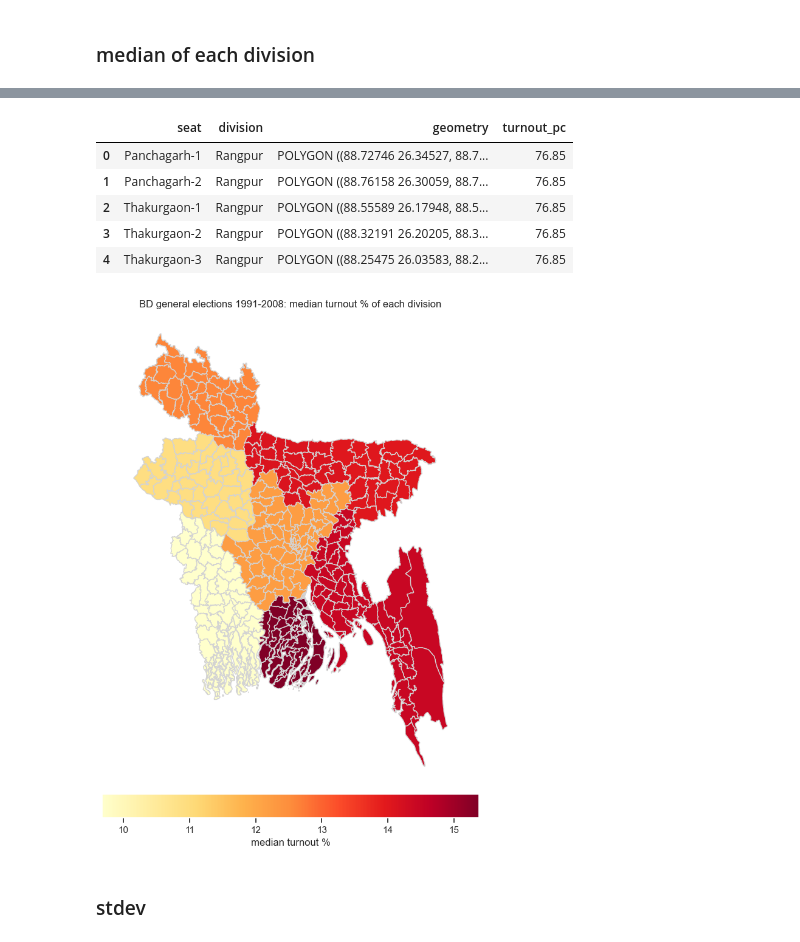
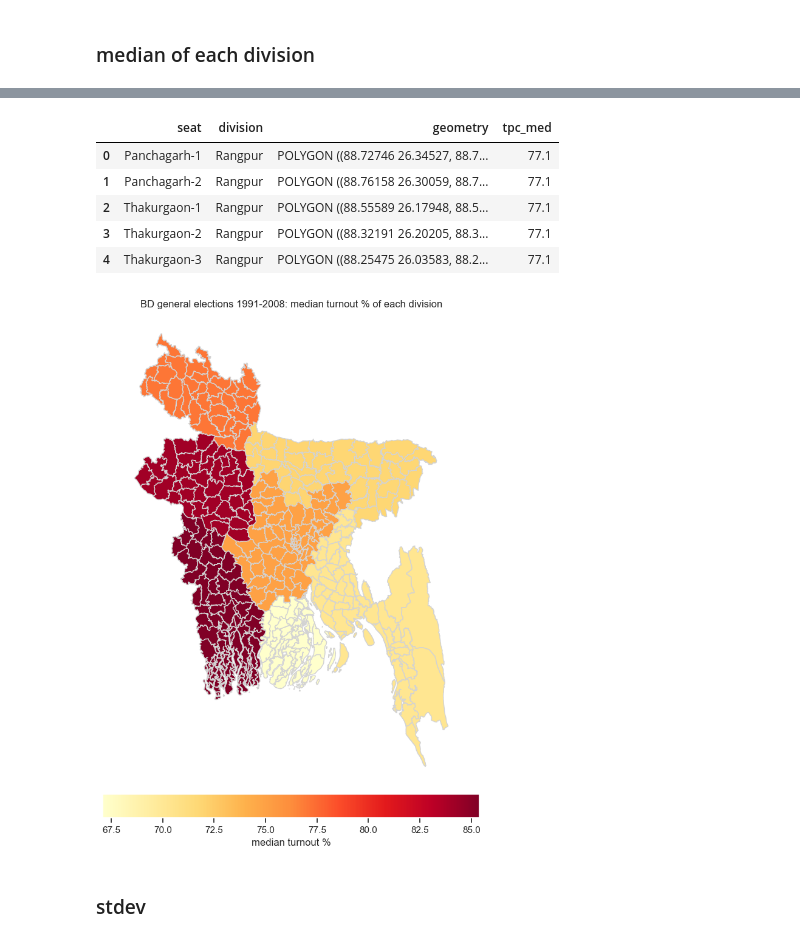
Before and after one commit to muhallilahnaf/bd-elections-eda, a Jupyter notebook: turnout_pc_med_std.ipynb, the cells around one changed output, grey strips where cells are left out. Drawn from its saved outputs; the diff is of its cells as text; code cells hidden in the pictures.

Commit message:
fixed turnout med map and added region votepc

```diff
--- a/turnout_pc_med_std.ipynb
+++ b/turnout_pc_med_std.ipynb
@@ -95,6 +95,6 @@ fig.savefig('fig/turnout_pc_med_hist',bbox_inches='tight')
 [figure]
 # %%
 # join data with map data
-map_tpc = pd.merge(bdmap, dfmed, how='left', on='seat')[['seat', 'geometry', 'tpc_med']]
+map_tpc = pd.merge(bdmap, dfmed, how='left', on='seat')[['seat', 'geometry', 'division', 'tpc_med']]
 map_tpc.head()
 # %% [output]
@@ -139,4 +144,6 @@ fig.savefig('fig/turnout_pc_med_map',bbox_inches='tight')
 ### median of each division
 # %%
 # find median turnout % of each division
-tpc_med_div = df[['division', 'turnout_pc']].groupby('division').median()['turnout_pc']
+tpc_med_div = map_tpc[['division', 'tpc_med']].groupby('division').median()['tpc_med']
+tpc_med_div = tpc_med_div.sort_values(ascending=False)
+tpc_med_div
@@ -143,11 +178,11 @@ tpc_med_div = df[['division', 'turnout_pc']].groupby('division').median()['turno
 # %%
 # join data with map data
-map_tpc_div = pd.merge(bdmap, tpc_med_div, how='left', left_on='division', right_index=True)[['seat', 'division', 'geometry', 'turnout_pc']]
+map_tpc_div = pd.merge(bdmap, tpc_med_div, how='left', left_on='division', right_index=True)[['seat', 'division', 'geometry', 'tpc_med']]
 map_tpc_div.head()
 # %% [output]
-|  | seat | division | geometry | turnout_pc |
-| 0 | Panchagarh-1 | Rangpur | POLYGON ((88.72746 26.34527, 88.7... | 76.85 |
-| 1 | Panchagarh-2 | Rangpur | POLYGON ((88.76158 26.30059, 88.7... | 76.85 |
-| 2 | Thakurgaon-1 | Rangpur | POLYGON ((88.55589 26.17948, 88.5... | 76.85 |
-| 3 | Thakurgaon-2 | Rangpur | POLYGON ((88.32191 26.20205, 88.3... | 76.85 |
-| 4 | Thakurgaon-3 | Rangpur | POLYGON ((88.25475 26.03583, 88.2... | 76.85 |
+|  | seat | division | geometry | tpc_med |
+| 0 | Panchagarh-1 | Rangpur | POLYGON ((88.72746 26.34527, 88.7... | 77.1 |
+| 1 | Panchagarh-2 | Rangpur | POLYGON ((88.76158 26.30059, 88.7... | 77.1 |
+| 2 | Thakurgaon-1 | Rangpur | POLYGON ((88.55589 26.17948, 88.5... | 77.1 |
+| 3 | Thakurgaon-2 | Rangpur | POLYGON ((88.32191 26.20205, 88.3... | 77.1 |
+| 4 | Thakurgaon-3 | Rangpur | POLYGON ((88.25475 26.03583, 88.2... | 77.1 |
@@ -158,30 +189,30 @@ map_tpc_div[['seat', 'division', 'turnout_pc']].rename(columns={
 # %%
 # plot map
 fig, ax = plt.subplots(figsize=(8, 14))
 divider = make_axes_locatable(ax)
 cax = divider.append_axes("bottom", size="5%", pad=0.1)
 
 map_tpc_div.plot(
-    column='turnout_pc',
+    column='tpc_med',
     cmap='YlOrRd',
     edgecolor='lightgrey',
     legend=True,
     ax=ax,
     cax=cax,
     missing_kwds={
         "color": "grey",
         "label": "missing data",
     },
     legend_kwds={
     'label': 'median turnout %',
     'orientation': 'horizontal'
     },
 )
 ax.set_axis_off()
 ax.title.set_text("BD general elections 1991-2008: median turnout % of each division")
 fig.savefig('fig/turnout_pc_med_div_map',bbox_inches='tight')
 # %% [output]
-[figure, old version]
+[figure, new version]
 # %% [markdown]
 ### stdev
 # %%
```
Also changed, not shown: parts of 6 cells of this notebook, 9 other files.
